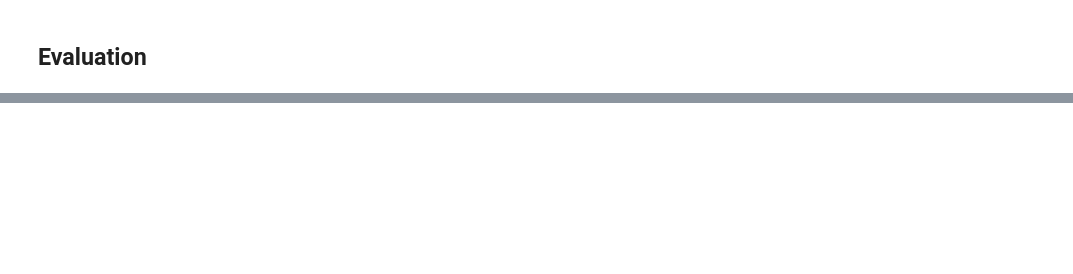
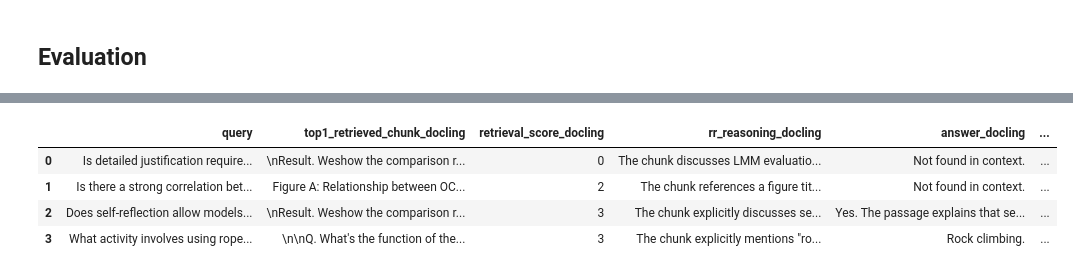
Before and after one commit to hanhanwu/Yokan, a Jupyter notebook: experiments_multimodal/pdf_parsing/docling_vs_mineru_qa.ipynb, the cells around one changed output, grey strips where cells are left out. Drawn from its saved outputs; the diff is of its cells as text; code cells hidden in the pictures; blank space fills up the shorter version.

```diff
--- a/experiments_multimodal/pdf_parsing/docling_vs_mineru_qa.ipynb
+++ b/experiments_multimodal/pdf_parsing/docling_vs_mineru_qa.ipynb
@@ -365,0 +370,54 @@ display(eval_df[['query', 'top1_retrieved_chunk_docling', 'retrieval_score_docli
+# %%
+# Merge answers into eval_df
+eval_df['answer_docling'] = df['answer_docling'].values
+eval_df['answer_mineru'] = df['answer_mineru'].values
+
+# Evaluate answer quality for docling
+docling_aq_df = await eval_utils.get_answer_quality_output_async(
+    eval_df[['query', 'top1_retrieved_chunk_docling', 'retrieval_score_docling', 'answer_docling']].rename(columns={
+        'top1_retrieved_chunk_docling': 'retrieved_chunk',
+        'retrieval_score_docling': 'retrieval_relevancy_score',
+        'answer_docling': 'answer',
+    }),
+    eval_llm,
+    score_col='answer_quality_score_docling',
+    grounded_col='aq_grounded_docling',
+    reasoning_col='aq_reasoning_docling',
+)
+
+# Evaluate answer quality for mineru
+mineru_aq_df = await eval_utils.get_answer_quality_output_async(
+    eval_df[['query', 'top1_retrieved_chunk_mineru', 'retrieval_score_mineru', 'answer_mineru']].rename(columns={
+        'top1_retrieved_chunk_mineru': 'retrieved_chunk',
+        'retrieval_score_mineru': 'retrieval_relevancy_score',
+        'answer_mineru': 'answer',
+    }),
+    eval_llm,
+    score_col='answer_quality_score_mineru',
+    grounded_col='aq_grounded_mineru',
+    reasoning_col='aq_reasoning_mineru',
+)
+
+# Merge answer quality scores back into eval_df
+eval_df['answer_quality_score_docling'] = docling_aq_df['answer_quality_score_docling'].values
+eval_df['aq_grounded_docling'] = docling_aq_df['aq_grounded_docling'].values
+eval_df['aq_reasoning_docling'] = docling_aq_df['aq_reasoning_docling'].values
+eval_df['answer_quality_score_mineru'] = mineru_aq_df['answer_quality_score_mineru'].values
+eval_df['aq_grounded_mineru'] = mineru_aq_df['aq_grounded_mineru'].values
+eval_df['aq_reasoning_mineru'] = mineru_aq_df['aq_reasoning_mineru'].values
+
+# Display all retrieval and answer eval results
+pd.set_option("display.max_colwidth", 120)
+display(eval_df[[
+    'query',
+    'top1_retrieved_chunk_docling', 'retrieval_score_docling', 'rr_reasoning_docling',
+    'answer_docling', 'answer_quality_score_docling', 'aq_grounded_docling', 'aq_reasoning_docling',
+    'top1_retrieved_chunk_mineru', 'retrieval_score_mineru', 'rr_reasoning_mineru',
+    'answer_mineru', 'answer_quality_score_mineru', 'aq_grounded_mineru', 'aq_reasoning_mineru',
+]])
+# %% [output]
+|  | query | top1_retrieved_chunk_docling | retrieval_score_docling | rr_reasoning_docling | answer_docling | ... |
+| 0 | Is detailed justification require... | \nResult. Weshow the comparison r... | 0 | The chunk discusses LMM evaluatio... | Not found in context. | ... |
+| 1 | Is there a strong correlation bet... | Figure A: Relationship between OC... | 2 | The chunk references a figure tit... | Not found in context. | ... |
+| 2 | Does self-reflection allow models... | \nResult. Weshow the comparison r... | 3 | The chunk explicitly discusses se... | Yes. The passage explains that se... | ... |
+| 3 | What activity involves using rope... | \n\nQ. What's the function of the... | 3 | The chunk explicitly mentions "ro... | Rock climbing. | ... |
```
Also changed, not shown: parts of 4 cells of this notebook, 3 other files.
